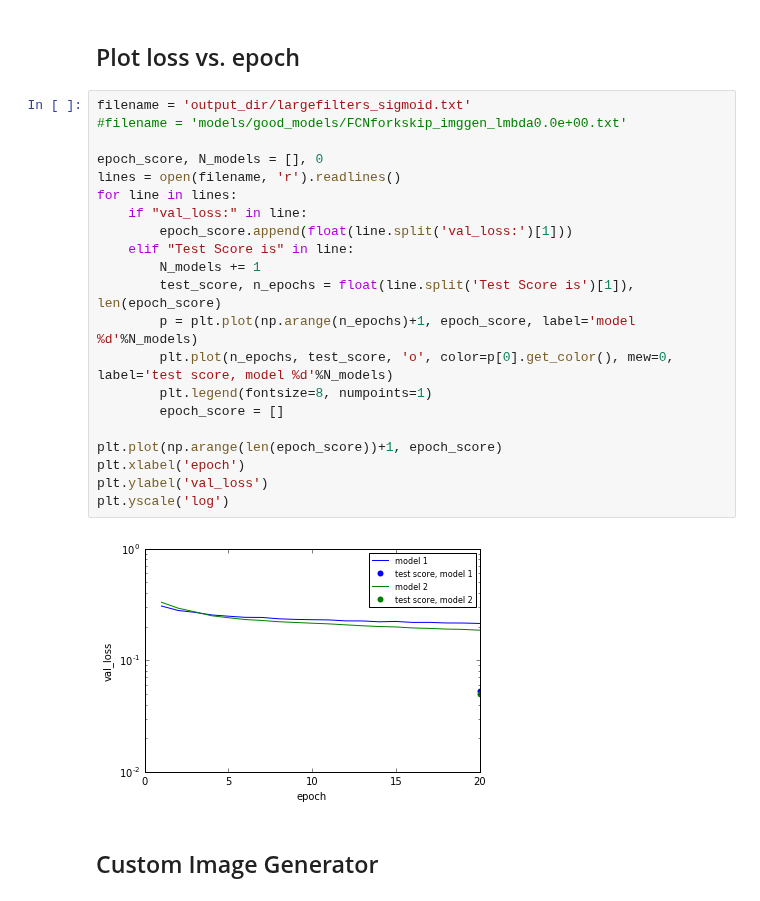
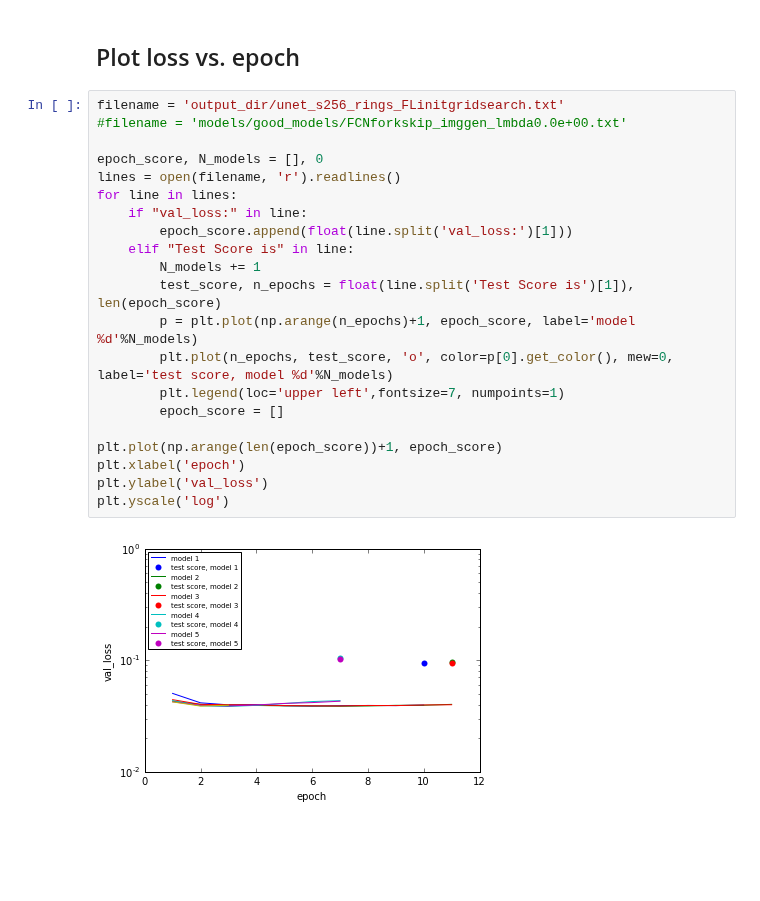
Before and after one commit to silburt/moon-craters, a Jupyter notebook: rings_analyze_remote.ipynb, the cells around one changed output. Cells and saved outputs as stored; diff of their text form; blank space fills up the shorter version.

```diff
--- a/rings_analyze_remote.ipynb
+++ b/rings_analyze_remote.ipynb
@@ -53,27 +50,25 @@ plt.savefig('output_dir/images/%s_%d.png'%(os.path.basename(filename).split('.h5
 # %% [markdown]
 ## Plot loss vs. epoch
 # %%
-filename = 'output_dir/largefilters_sigmoid.txt'
+filename = 'output_dir/unet_s256_rings_FLinitgridsearch.txt'
 #filename = 'models/good_models/FCNforkskip_imggen_lmbda0.0e+00.txt'
 
 epoch_score, N_models = [], 0
 lines = open(filename, 'r').readlines()
 for line in lines:
     if "val_loss:" in line:
         epoch_score.append(float(line.split('val_loss:')[1]))
     elif "Test Score is" in line:
         N_models += 1
         test_score, n_epochs = float(line.split('Test Score is')[1]), len(epoch_score)
         p = plt.plot(np.arange(n_epochs)+1, epoch_score, label='model %d'%N_models)
         plt.plot(n_epochs, test_score, 'o', color=p[0].get_color(), mew=0, label='test score, model %d'%N_models)
-        plt.legend(fontsize=8, numpoints=1)
+        plt.legend(loc='upper left',fontsize=7, numpoints=1)
         epoch_score = []
 
 plt.plot(np.arange(len(epoch_score))+1, epoch_score)
 plt.xlabel('epoch')
 plt.ylabel('val_loss')
 plt.yscale('log')
 # %% [output]
-[figure, old version]
+[figure, new version]
-# %% [markdown]
-## Custom Image Generator
```
Also changed, not shown: parts of 16 cells of this notebook.
